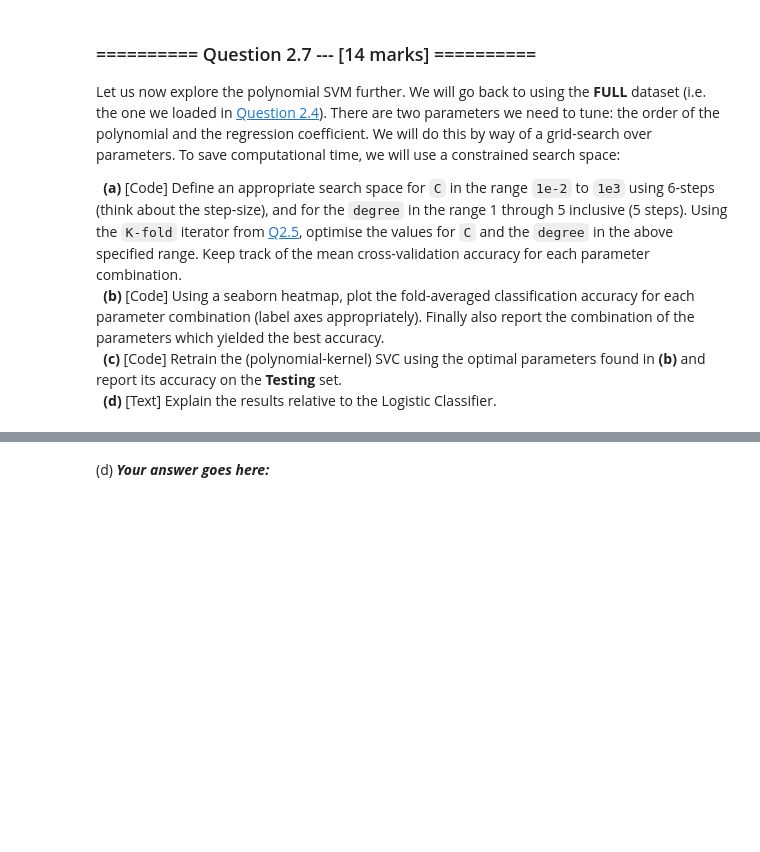
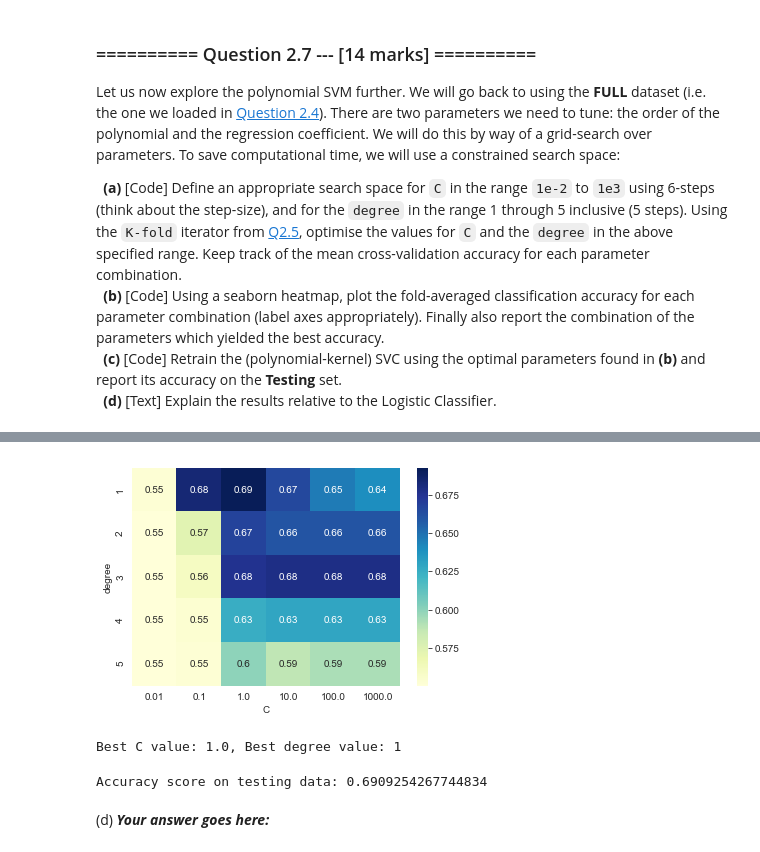
Before and after one commit to zhanshenlc/IAML2018, a Jupyter notebook: Assignments/03_A_ObjectRecognition.ipynb, the cells around one changed output, grey strips where cells are left out. Saved outputs shown, nothing was run; the diff lists cells and outputs as text; code cells hidden in the pictures; blank space fills up the shorter version.

```diff
--- a/Assignments/03_A_ObjectRecognition.ipynb
+++ b/Assignments/03_A_ObjectRecognition.ipynb
@@ -505,0 +534,24 @@ Let us now explore the polynomial SVM further. We will go back to using the **FU
+# %%
+# (a) # Your Code goes here:
+c_num1 = 6
+d_num = 5
+
+C_values1 = np.logspace(start=-2, stop=3, base=10, num=c_num1)
+degree_values = np.arange(1, d_num + 1)
+
+# Placeholder for accuracies
+accs_poly = np.zeros(c_num1 * d_num).reshape(c_num1, d_num)
+
+# Model
+svm_poly = SVC(kernel='poly')
+
+for c_index in range(0, c_num1):
+    c_temp = C_values1[c_index]
+    svm_poly.C = c_temp
+    for d_index in range(0, d_num):
+        d_temp = degree_values[d_index]
+        svm_poly.degree = d_temp
+        acc_temp = np.mean(cross_val_score(svm_poly, X=X_train, y=y_train, cv=kf))
+        print("C: {}, degree: {},\tmean acc on validation: {}".format(c_temp, d_temp, acc_temp))
+        # Feed the accuracy in the placeholder
+        accs_poly[c_index][d_index] = acc_temp
@@ -506,3 +576,26 @@ Let us now explore the polynomial SVM further. We will go back to using the **FU
+# %%
+# (b) # Your Code goes here:
+accs_df = pd.DataFrame(data=accs_poly, index=C_values1, columns=degree_values).T
+accs_df.index.name = 'degree'
+accs_df.columns.name = 'C'
+
+plt7 = sns.heatmap(accs_df, cmap="YlGnBu", annot=True)
+plt.show()
+
+cd_best = np.where(accs_poly == np.max(accs_poly))
+c_best1 = C_values1[cd_best[0][0]]
+d_best = degree_values[cd_best[1][0]]
+print("Best C value: {}, Best degree value: {}".format(c_best1, d_best))
+# %% [output]
+[figure, added]
+Best C value: 1.0, Best degree value: 1
+# %%
+# (c) # Your Code goes here:
+svm_poly_best = SVC(kernel='poly', C=c_best1, degree=d_best)
+svm_poly_best.fit(X=X_train, y=y_train)
+print("Accuracy score on testing data: {}".format(svm_poly_best.score(X=X_test, y=y_test)))
+# %% [output]
+Accuracy score on testing data: 0.6909254267744834
 # %% [markdown]
 (d) ***Your answer goes here:***
 # %% [markdown]
```
Also changed, not shown: parts of 12 cells of this notebook.
